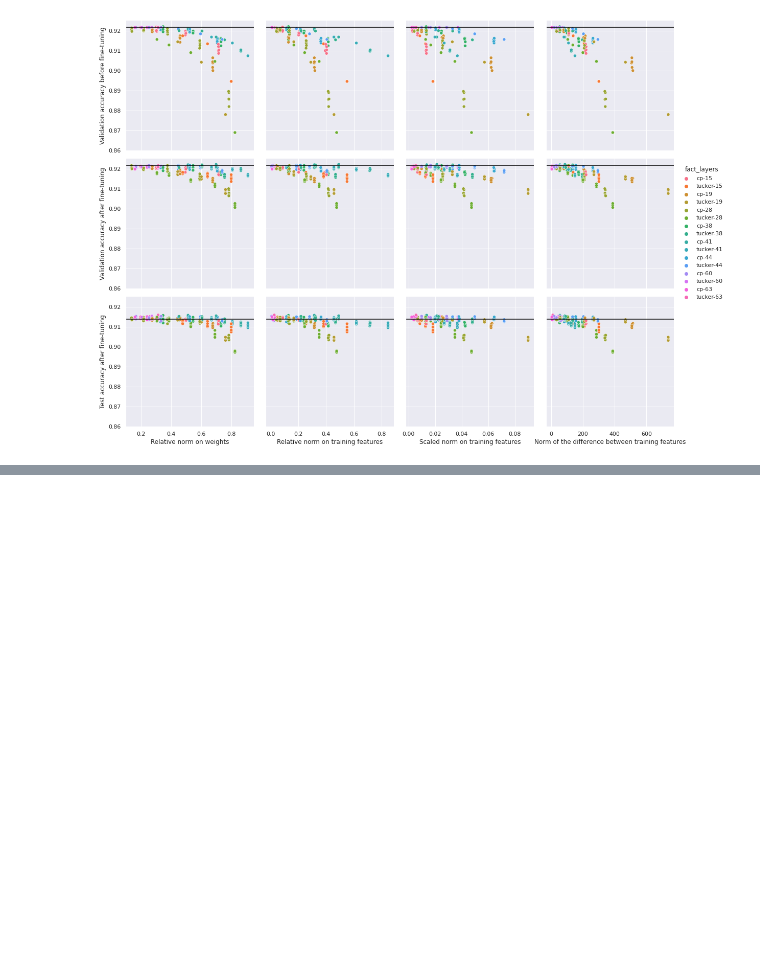
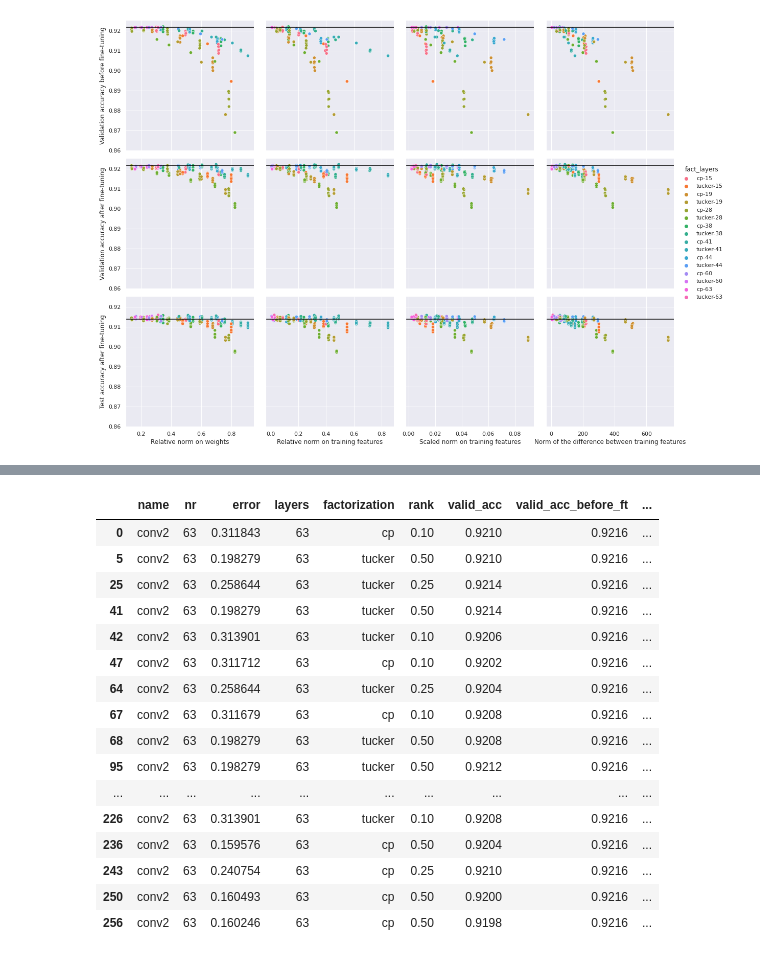
Before and after one commit to JSchuurmans/tddl, a Jupyter notebook: notebooks/results/rn18_c10_approx_vs_perform_ci.ipynb, the cells around one changed output, grey strips where cells are left out. Cells and saved outputs as stored; diff of their text form; code cells hidden in the pictures; blank space fills up the shorter version.

```diff
--- a/notebooks/results/rn18_c10_approx_vs_perform_ci.ipynb
+++ b/notebooks/results/rn18_c10_approx_vs_perform_ci.ipynb
@@ -273,6 +293,7 @@ TypeError: Object with dtype category cannot perform the numpy op add
 df = df.astype({
     'layers':"category",
     'fact_layers':"category",
+    'layers_fact':"category",
 })
 # %% [markdown]
 ## Approximation error on the weights
@@ -1296,0 +1319,14 @@ df
+# %%
+from scipy.stats import kendalltau
+
+# scipy.stats.kendalltau(x, y, initial_lexsort=None, nan_policy='propagate', method='auto', variant='b', alternative='two-sided')
+
+errors = ['error', 'relative_norm','scaled_norm','norm_diff']
+metrics = ['valid_acc_before_ft','valid_acc','test_acc']
+
+df_kt = pd.DataFrame(index=metrics, columns=errors)
+
+for error in errors:
+    for metric in metrics:
+        corr, p = kendalltau(df[error], df[metric])
+        df_kt[error][metric] = (corr, p)
@@ -1296,0 +1340,20 @@ df
+# %%
+errors_metrics = []
+
+for error in errors:
+    for metric in metrics:
+        errors_metrics.append(f'{error}-{metric}')
+
+layers = df.layers.astype(str).unique()
+
+df_kt_layers = pd.DataFrame(
+    index=layers,
+    columns=errors_metrics,
+)
+
+for layer in df.layers.unique():
+    df_layer = df[df.layers==layer]
+    for error in errors:
+        for metric in metrics:
+            corr, p = kendalltau(df_layer[error], df_layer[metric])
+            df_kt_layers[f'{error}-{metric}'][str(layer)] = (corr, p)
@@ -1296,0 +1372,20 @@ df
+# %%
+df[df.layers==layer]
+# %% [output]
+|  | name | nr | error | layers | factorization | rank | valid_acc | valid_acc_before_ft | ... |
+| 0 | conv2 | 63 | 0.311843 | 63 | cp | 0.10 | 0.9210 | 0.9216 | ... |
+| 5 | conv2 | 63 | 0.198279 | 63 | tucker | 0.50 | 0.9210 | 0.9216 | ... |
+| 25 | conv2 | 63 | 0.258644 | 63 | tucker | 0.25 | 0.9214 | 0.9216 | ... |
+| 41 | conv2 | 63 | 0.198279 | 63 | tucker | 0.50 | 0.9214 | 0.9216 | ... |
+| 42 | conv2 | 63 | 0.313901 | 63 | tucker | 0.10 | 0.9206 | 0.9216 | ... |
+| 47 | conv2 | 63 | 0.311712 | 63 | cp | 0.10 | 0.9202 | 0.9216 | ... |
+| 64 | conv2 | 63 | 0.258644 | 63 | tucker | 0.25 | 0.9204 | 0.9216 | ... |
+| 67 | conv2 | 63 | 0.311679 | 63 | cp | 0.10 | 0.9208 | 0.9216 | ... |
+| 68 | conv2 | 63 | 0.198279 | 63 | tucker | 0.50 | 0.9208 | 0.9216 | ... |
+| 95 | conv2 | 63 | 0.198279 | 63 | tucker | 0.50 | 0.9212 | 0.9216 | ... |
+| ... | ... | ... | ... | ... | ... | ... | ... | ... | ... |
+| 226 | conv2 | 63 | 0.313901 | 63 | tucker | 0.10 | 0.9208 | 0.9216 | ... |
+| 236 | conv2 | 63 | 0.159576 | 63 | cp | 0.50 | 0.9204 | 0.9216 | ... |
+| 243 | conv2 | 63 | 0.240754 | 63 | cp | 0.25 | 0.9210 | 0.9216 | ... |
+| 250 | conv2 | 63 | 0.160493 | 63 | cp | 0.50 | 0.9200 | 0.9216 | ... |
+| 256 | conv2 | 63 | 0.160246 | 63 | cp | 0.50 | 0.9198 | 0.9216 | ... |
```
Also changed, not shown: parts of 7 cells of this notebook.
